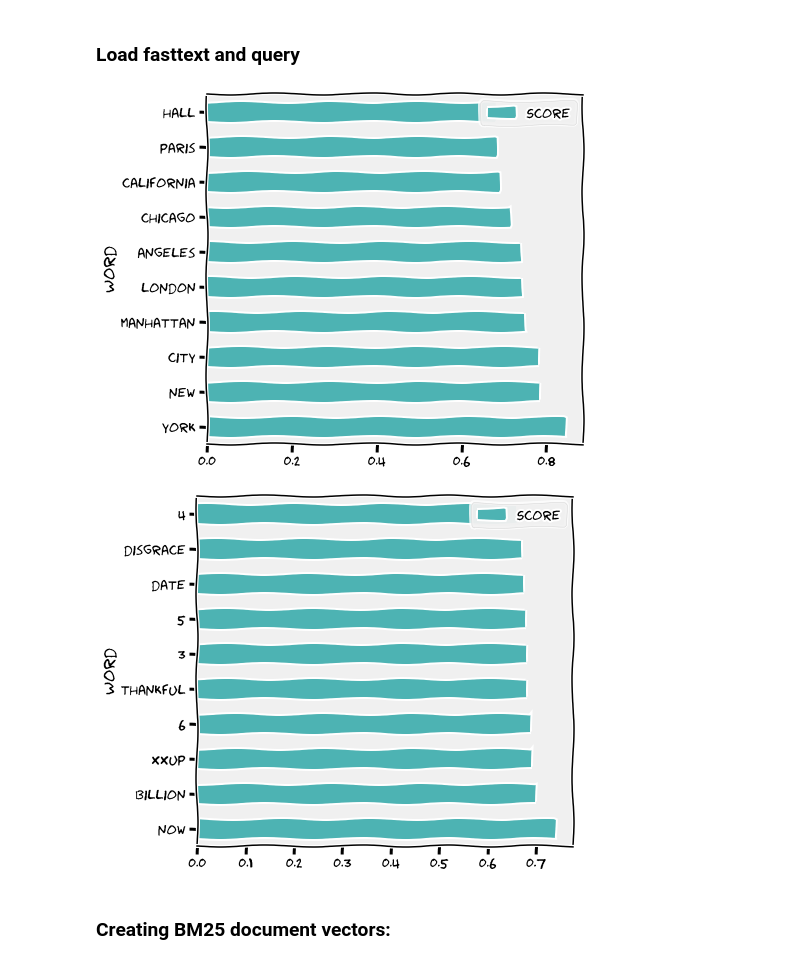
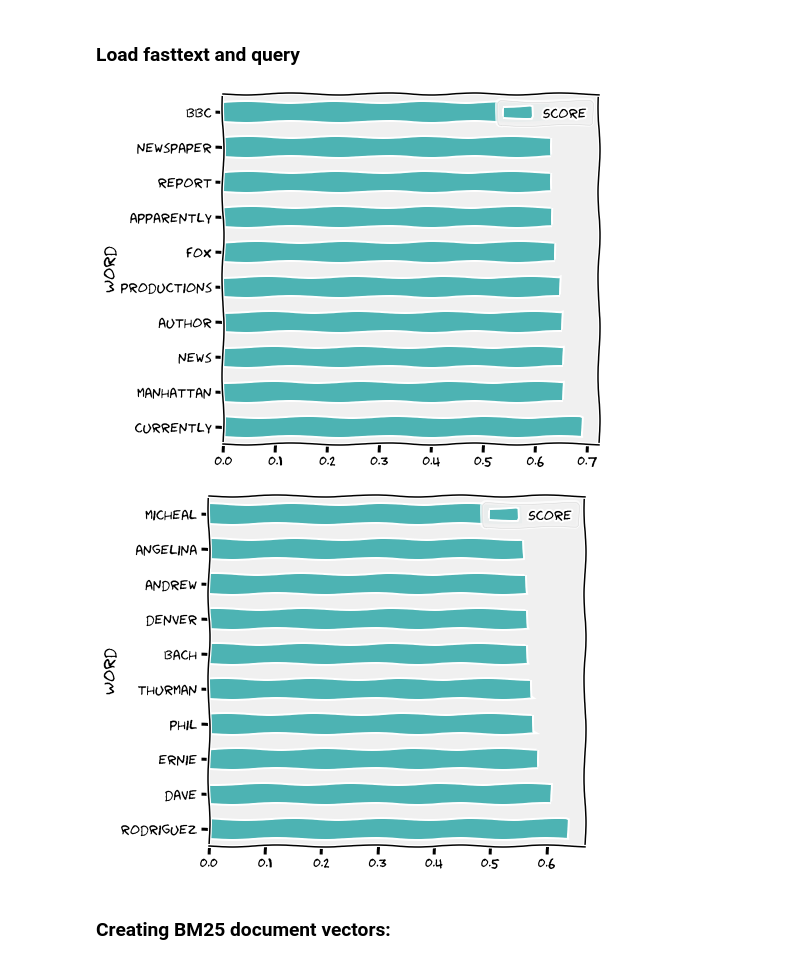
Before and after one commit to sayanbanerjee32/keyword_search, a Jupyter notebook: Smart_Search_IMDB_fastai.ipynb, the cells around one changed output. Drawn from its saved outputs; the diff is of its cells as text; code cells hidden in the pictures.

```diff
--- a/Smart_Search_IMDB_fastai.ipynb
+++ b/Smart_Search_IMDB_fastai.ipynb
@@ -166,14 +165,14 @@ ft_model.save('_fasttext.model')
 ft_model = FastText.load('_fasttext.model')
 # %%
 with plt.xkcd():
-  pd.DataFrame(ft_model.wv.most_similar("yorkshire", topn=10, restrict_vocab=5000),columns=['Word','Score']).plot.barh(x='Word',figsize=(6,6),color=(0.3,0.7,0.7))
+  pd.DataFrame(ft_model.wv.most_similar("Emerald", topn=10, restrict_vocab=5000),columns=['Word','Score']).plot.barh(x='Word',figsize=(6,6),color=(0.3,0.7,0.7))
 # %% [output]
-[figure, old version]
+[figure, new version]
 # %%
 with plt.xkcd():
-  pd.DataFrame(ft_model.wv.most_similar("rg9", topn=10, restrict_vocab=10000),columns=['Word','Score']).plot.barh(x='Word',figsize=(6,6),color=(0.3,0.7,0.7))
+  pd.DataFrame(ft_model.wv.most_similar("Oz", topn=10, restrict_vocab=10000),columns=['Word','Score']).plot.barh(x='Word',figsize=(6,6),color=(0.3,0.7,0.7))
 # %% [output]
-[figure, old version]
+[figure, new version]
 # %% [markdown]
 ### Creating BM25 document vectors:
 # %%
```
Also changed, not shown: parts of 5 cells of this notebook.
